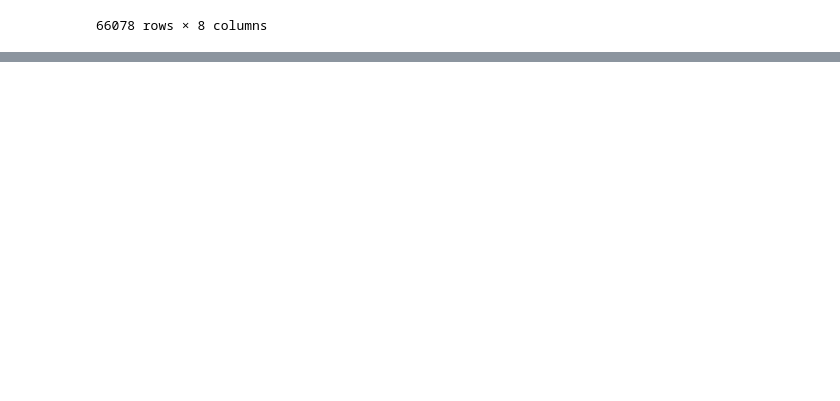
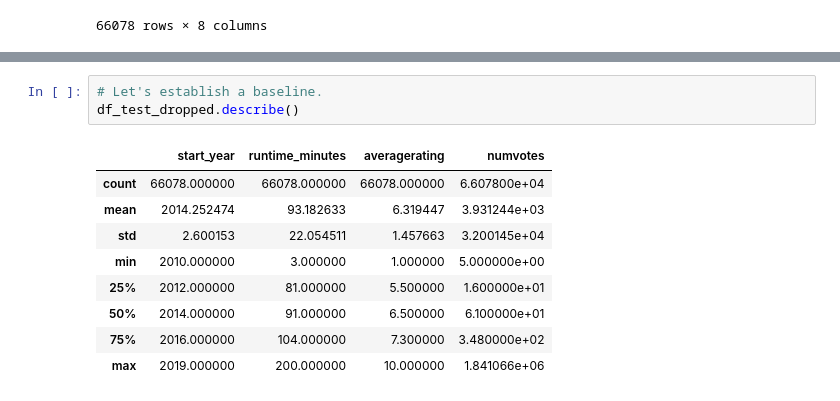
Before and after one commit to Kaewin/phase2_project2, a Jupyter notebook: eda_kip.ipynb, the cells around one changed output, grey strips where cells are left out. Cells and saved outputs as stored; diff of their text form; blank space fills up the shorter version.

```diff
--- a/eda.ipynb
+++ b/eda_kip.ipynb
@@ -913,0 +987,13 @@ df_test_dropped
+# %%
+# Let's establish a baseline.
+df_test_dropped.describe()
+# %% [output]
+|  | start_year | runtime_minutes | averagerating | numvotes |
+| count | 66078.000000 | 66078.000000 | 66078.000000 | 6.607800e+04 |
+| mean | 2014.252474 | 93.182633 | 6.319447 | 3.931244e+03 |
+| std | 2.600153 | 22.054511 | 1.457663 | 3.200145e+04 |
+| min | 2010.000000 | 3.000000 | 1.000000 | 5.000000e+00 |
+| 25% | 2012.000000 | 81.000000 | 5.500000 | 1.600000e+01 |
+| 50% | 2014.000000 | 91.000000 | 6.500000 | 6.100000e+01 |
+| 75% | 2016.000000 | 104.000000 | 7.300000 | 3.480000e+02 |
+| max | 2019.000000 | 200.000000 | 10.000000 | 1.841066e+06 |
```
Also changed, not shown: parts of 37 cells of this notebook.
